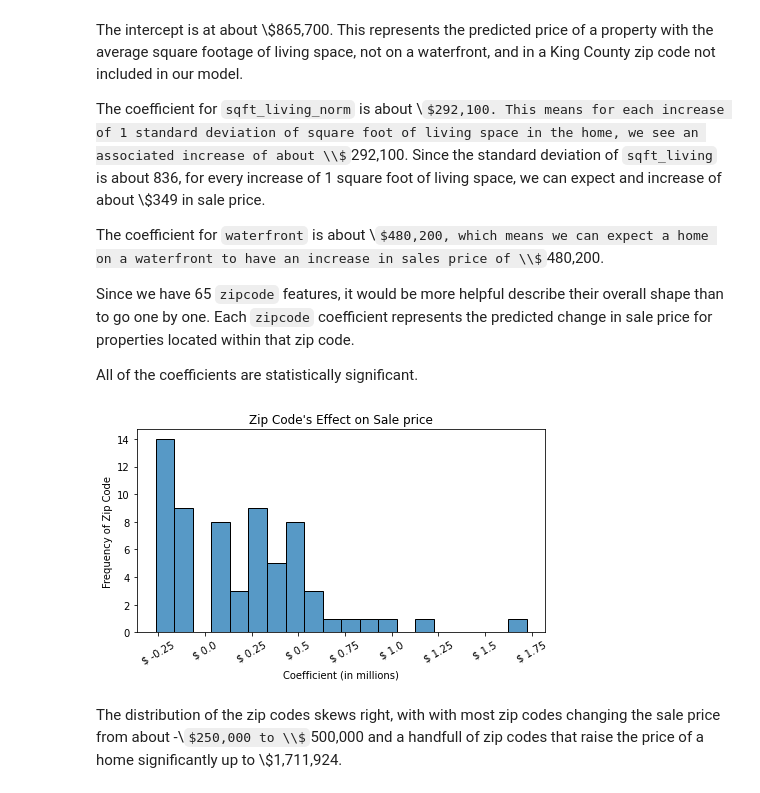
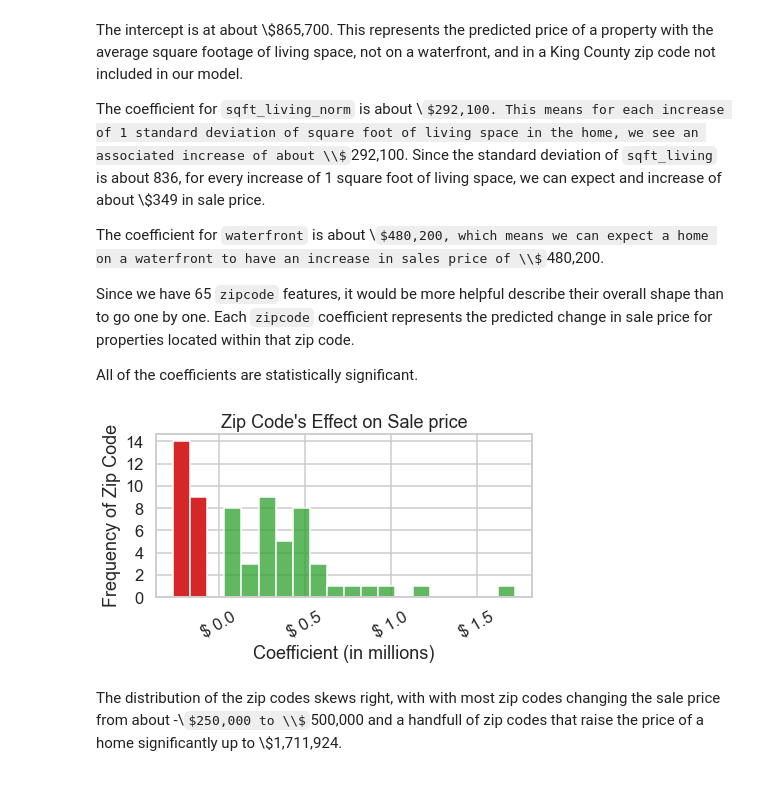
Before and after one commit to rlodetti/Housing_Project, a Jupyter notebook: housing_project.ipynb, the cells around one changed output. Drawn from its saved outputs; the diff is of its cells as text; code cells hidden in the pictures; some formulas as TeX source.

```diff
--- a/housing_project.ipynb
+++ b/housing_project.ipynb
@@ -532,10 +622,16 @@ The coefficient for `waterfront` is about \\$480,200, which means we can expect
 Since we have 65 `zipcode` features, it would be more helpful describe their overall shape than to go one by one. Each `zipcode` coefficient represents the predicted change in sale price for properties located within that zip code.
 
 All of the coefficients are statistically significant.
-# %%
-dm.zip_coef_viz(df,final_results)
-# %% [output]
-[figure, removed]
+# %%
+# This function creates a visual of the zipcode's coefficients for interpreting.
+dv.zip_coef_viz(df,final_results)
+
+# Skewed right which we would expect given so was price.
+
+# There is a gap around zero, which is probably the zipcodes I removed from the
+# model given their low absolute coefficients.
+# %% [output]
+[figure, added]
 # %% [markdown]
 The distribution of the zip codes skews right, with with most zip codes changing the sale price from about -\\$250,000 to \\$500,000 and a handfull of zip codes that raise the price of a home significantly up to \\$1,711,924.
 # %% [markdown]
```
Also changed, not shown: parts of 53 cells of this notebook, 19 other files.
